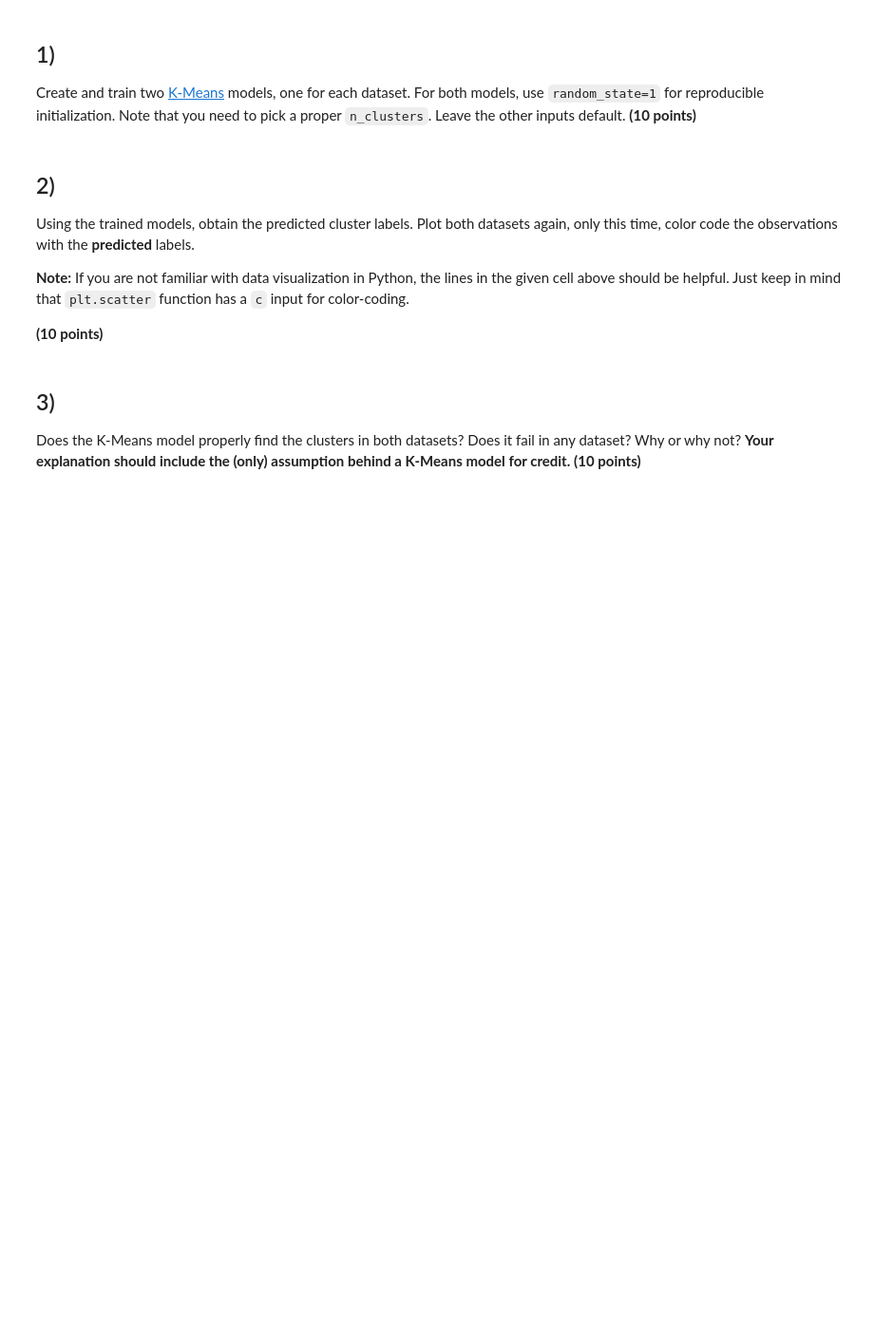
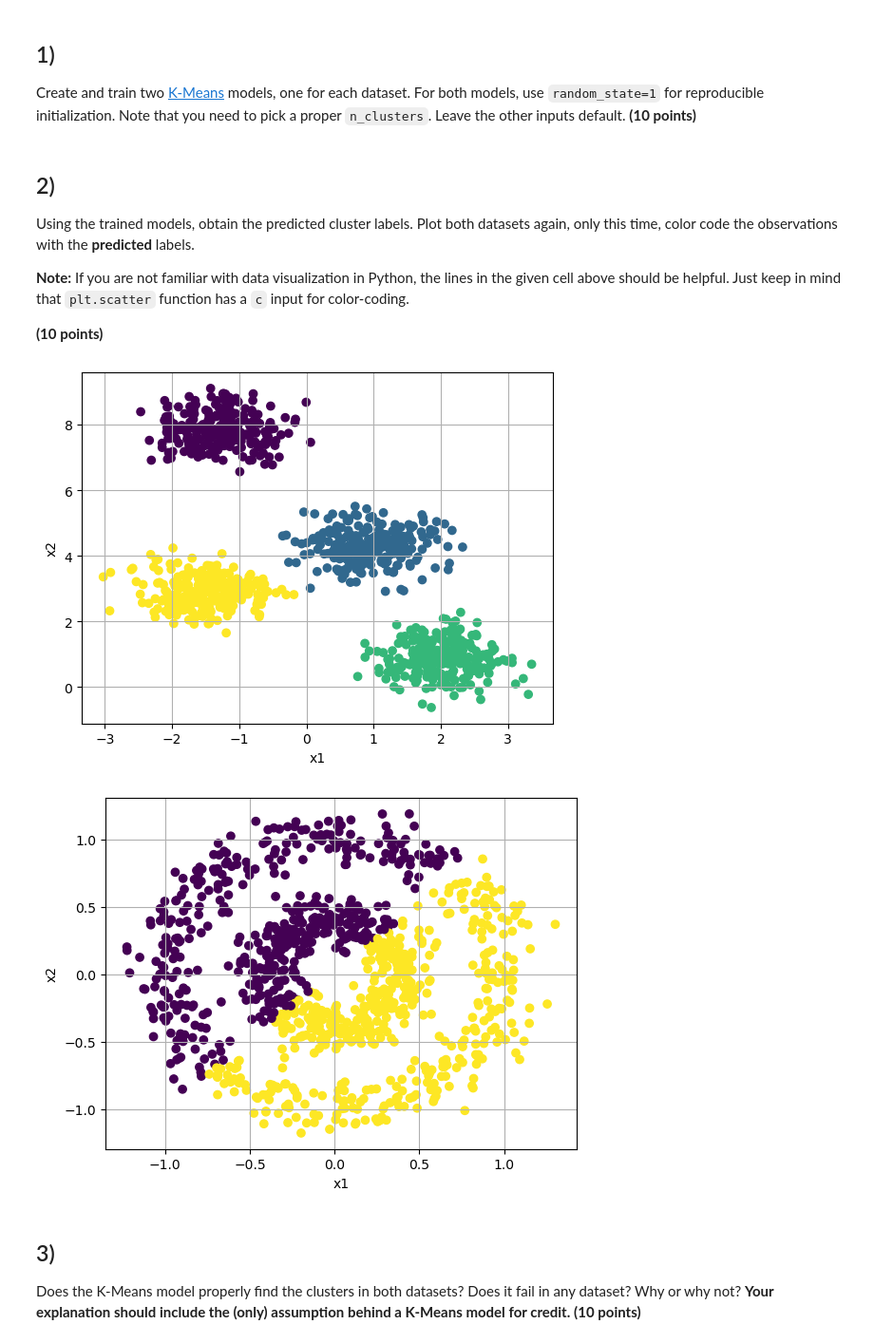
Before and after one commit to ICET2003/Machine_Learning, a Jupyter notebook: InClass_Assignment7.ipynb, the cells around one changed output. Shown: that part at 95% size. Drawn from its saved outputs; the diff is of its cells as text; code cells hidden in the pictures; blank space fills up the shorter version.

```diff
--- a/InClass_Assignment7.ipynb
+++ b/InClass_Assignment7.ipynb
@@ -51,6 +57,10 @@ plt.show()
 ## 1)
 
 Create and train two [K-Means](https://scikit-learn.org/1.5/modules/generated/sklearn.cluster.KMeans.html) models, one for each dataset. For both models, use `random_state=1` for reproducible initialization. Note that you need to pick a proper `n_clusters`. Leave the other inputs default. **(10 points)**
+# %%
+# Create two K-Means models
+K_Means_1 = KMeans(n_clusters = 4, random_state = 1)
+K_Means_2 = KMeans(n_clusters = 2, random_state = 1)
 # %% [markdown]
 ## 2)
 
@@ -59,6 +69,26 @@ Using the trained models, obtain the predicted cluster labels. Plot both dataset
 **Note:** If you are not familiar with data visualization in Python, the lines in the given cell above should be helpful. Just keep in mind that `plt.scatter` function has a `c` input for color-coding.
 
 **(10 points)**
+# %%
+# Obtain the cluster labels through fitting
+cluster_label_1 = K_Means_1.fit(X_blob)
+cluster_label_2 = K_Means_2.fit(X_circ)
+
+# Color code the obs
+plt.scatter(X_blob[:,0],X_blob[:,1], c = cluster_label_1.labels_)
+plt.grid()
+plt.xlabel('x1')
+plt.ylabel('x2')
+plt.show()
+
+plt.scatter(X_circ[:,0],X_circ[:,1], c = cluster_label_2.labels_)
+plt.grid()
+plt.xlabel('x1')
+plt.ylabel('x2')
+plt.show()
+# %% [output]
+[figure, added]
+[figure, added]
 # %% [markdown]
 ## 3)
 
```
Also changed, not shown: parts of 7 cells of this notebook, 2 other files.
